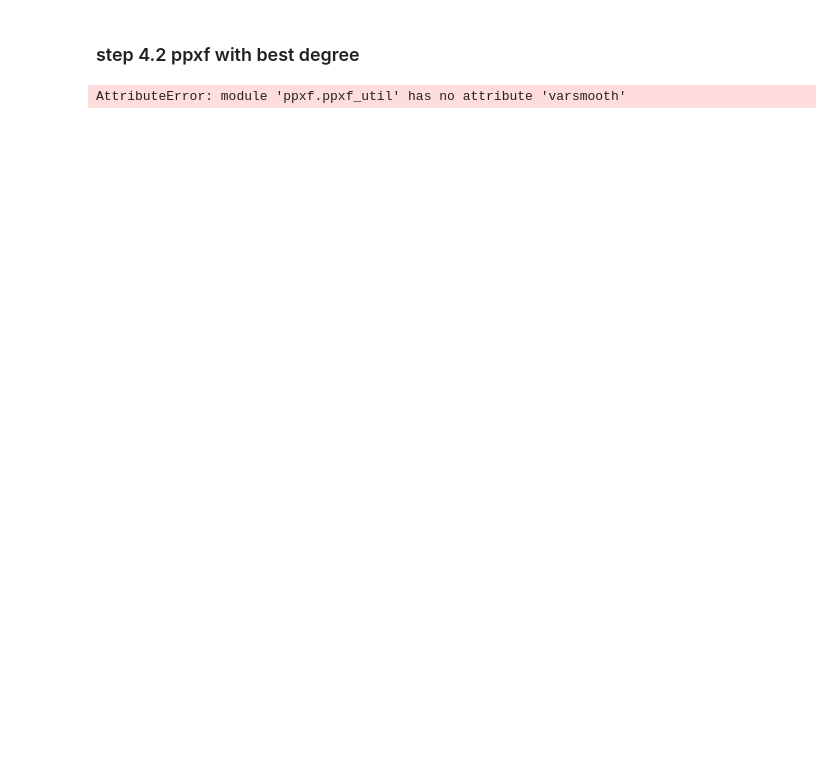
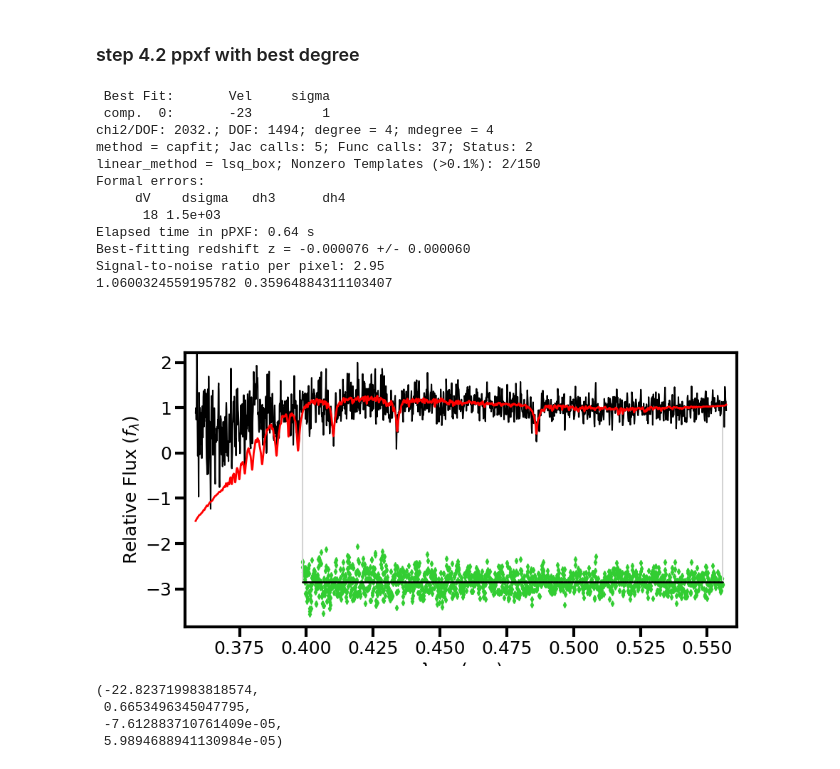
Before and after one commit to daniel-lyon/CAS-Summer-Project, a Jupyter notebook: scripts/main.ipynb, the cells around one changed output. Saved outputs shown, nothing was run; the diff lists cells and outputs as text; code cells hidden in the pictures; blank space fills up the shorter version.

Commit message:
GC results final (hopefully)

```diff
--- a/scripts/main.ipynb
+++ b/scripts/main.ipynb
@@ -53,9 +39,9 @@ open qfitsview and create `.fits` file for all objects in the cut files
 ### step 2: barycentric correction
 # %%
 """ User inputs """
-s2_file_directory = '/home/daniel/Documents/Swinburne/ultra-diffuse-galaxies/results/Globs/NGC_247/GCs/obj2/' # path to directory containing spectra
+s2_file_directory = '/home/daniel/Documents/Swinburne/ultra-diffuse-galaxies/results_GC/F8D1/GC/obj1/' # path to directory containing spectra
 s2_file_keyword = '[0-9]*.fits' # keyword to find files in directory
-corrections = 'manual' # 'manual' or 'automatic'
+corrections = 'auto' # 'manual' or else 'automatic'
 
 if corrections == 'manual':
     bary_corr = np.array([0,0,0]) # Manual barycentric correction in km/s. One number for each file!
@@ -95,10 +87,11 @@ OSError: File '/home/daniel/Documents/Swinburne/ultra-diffuse-galaxies/results/G
 ### step 4.1: Check ppxf velocities of degrees
 # %%
 """ User inputs """
-ppxf_file = '/home/daniel/Documents/Swinburne/ultra-diffuse-galaxies/results/Globs/NGC_247/GCs/obj2/mean_NCS.fits' # path to ppxf input file
+ppxf_file = s2_file_directory+'mean_NCS.fits' # path to ppxf input file
 fwhm_gal = 4550 / 1800 # instrument resolution
 # min_degrees, max_degrees = 1, 30 # min and max degrees for Legendre polynomials
-wavcut = 1700 # cut the spectra at this index. -1 to not cut
+wav_min = 475 # Minimum wavelength to include in the fit. 0 to not cut
+wav_max = -1 # Maximum wavelength to include in the fit. -1 to not cut
 
 # degrees = np.arange(min_degrees, max_degrees+1) # make a list of numbers to test for degree
 # velocities = []
@@ -118,12 +111,27 @@ wavcut = 1700 # cut the spectra at this index. -1 to not cut
 ### step 4.2 ppxf with best degree
 # %%
 """ User inputs """
-degree = 6 # degree of Legendre polynomial to use
+degree = 4 # degree of Legendre polynomial to use
 
 plt.close()
 plt.figure(figsize=(10,5))
-ppxf_kinematics(ppxf_file, fwhm_gal, degree, wavcut, fit='all')
+ppxf_kinematics(ppxf_file, fwhm_gal, degree, wav_min, wav_max, fit='all', mdegree=4)
 # plt.savefig(os.path.dirname(ppxf_file) + '/fit.png')
 # %% [output]
-AttributeError: module 'ppxf.ppxf_util' has no attribute 'varsmooth'
+ Best Fit:       Vel     sigma
+ comp.  0:       -23         1
+chi2/DOF: 2032.; DOF: 1494; degree = 4; mdegree = 4
+method = capfit; Jac calls: 5; Func calls: 37; Status: 2
+linear_method = lsq_box; Nonzero Templates (>0.1%): 2/150
+Formal errors:
+     dV    dsigma   dh3      dh4
+      18 1.5e+03
+Elapsed time in pPXF: 0.64 s
+Best-fitting redshift z = -0.000076 +/- 0.000060
+Signal-to-noise ratio per pixel: 2.95
+1.0600324559195782 0.35964884311103407
-[figure, old version]
+[figure, new version]
+(-22.823719983818574,
+ 0.6653496345047795,
+ -7.612883710761409e-05,
+ 5.9894688941130984e-05)
```
Also changed, not shown: parts of 3 cells of this notebook, 31 other files.
